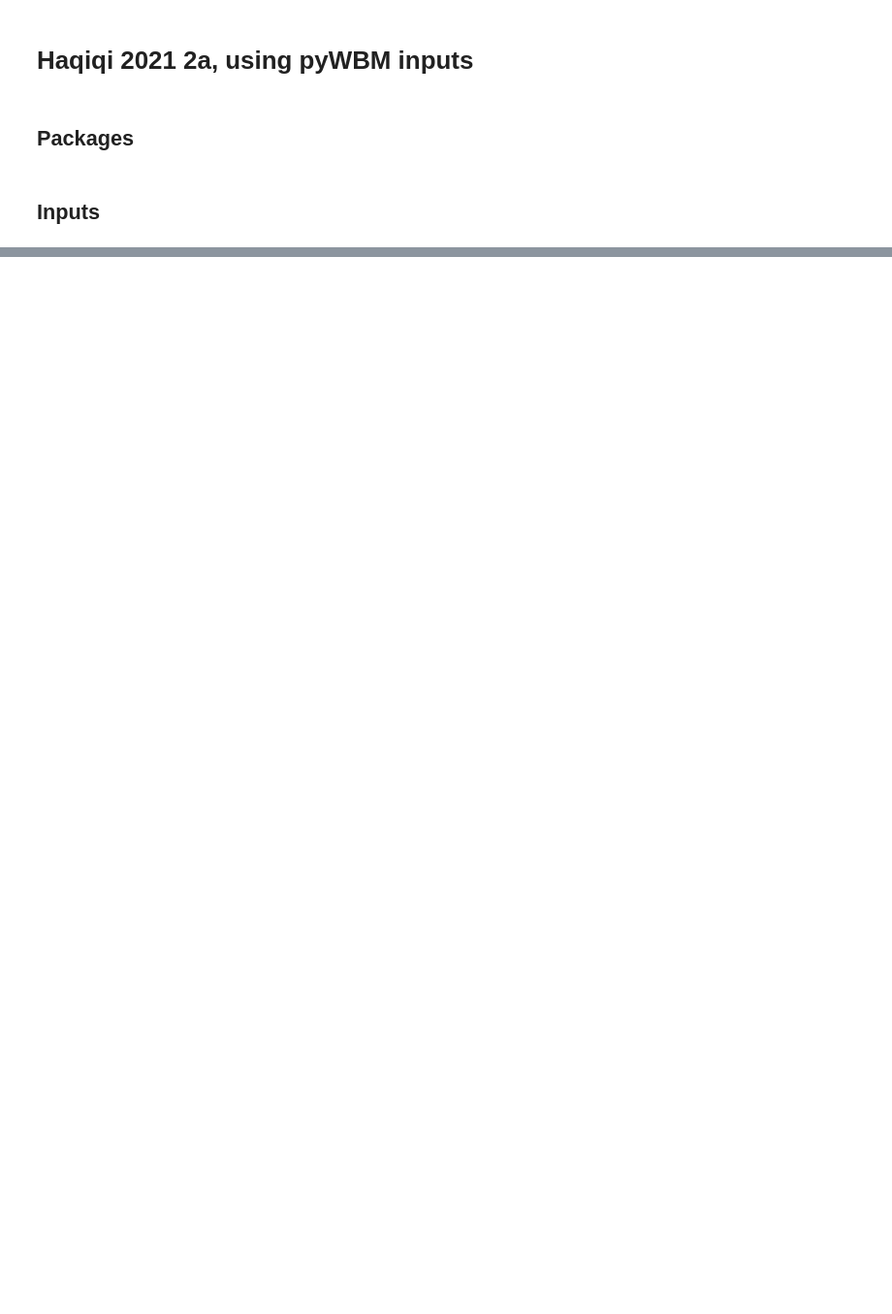
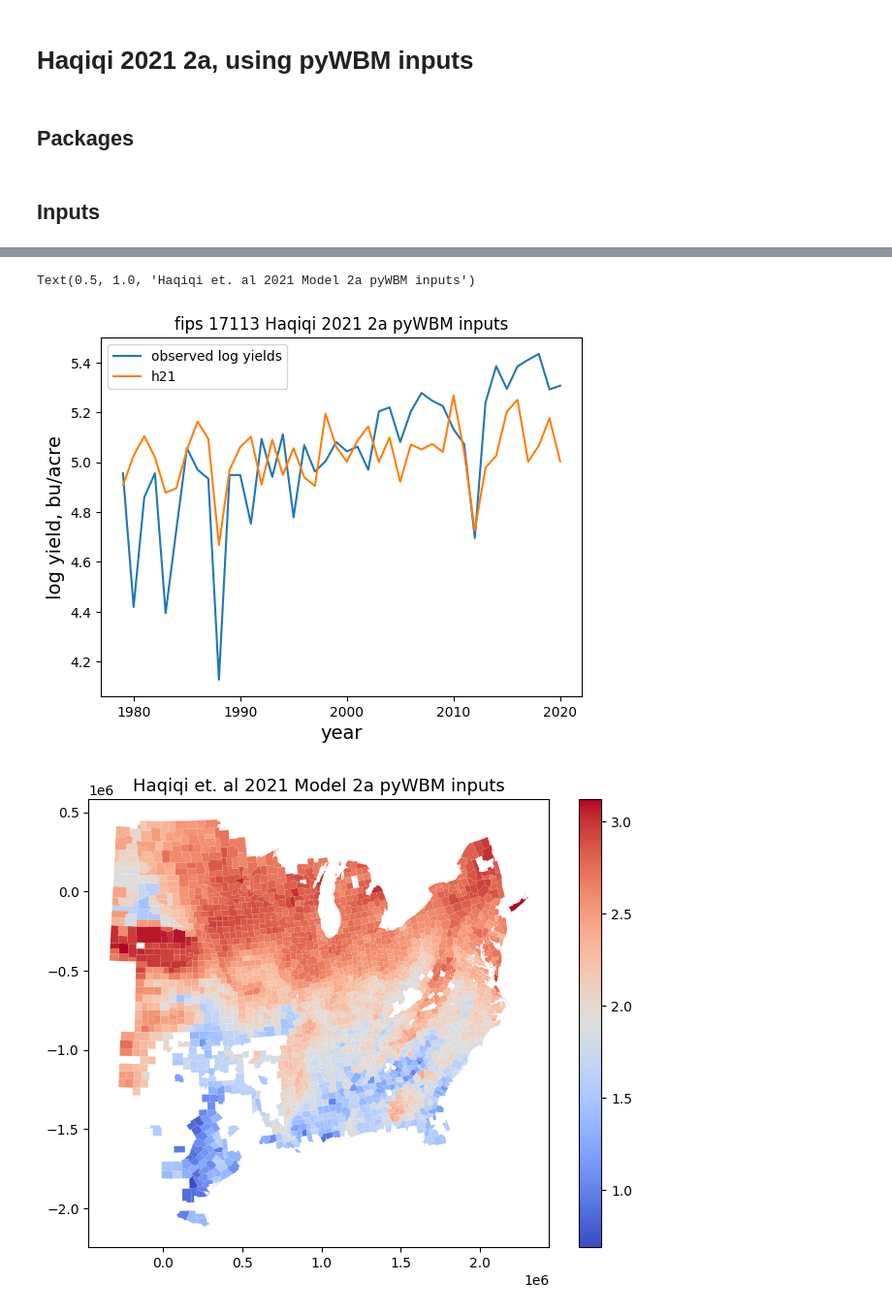
Before and after one commit to theo-avila/avila_et_al_2025_pyWBM_yield, a Jupyter notebook: 5_implementation_2a.ipynb, the cells around one changed output, grey strips where cells are left out. Shown at 97% size. Saved outputs shown, nothing was run; the diff lists cells and outputs as text; code cells hidden in the pictures; blank space fills up the shorter version.

```diff
--- a/5_implementation_2a.ipynb
+++ b/5_implementation_2a.ipynb
@@ -23,6 +23,7 @@ usda_filepath = "/storage/home/cta5244/work/avila_et_al_2025_pyWBM_yield/data/us
 fips_level_inputs_pd = pd.read_csv(csv_output_file_haqiqi2021_2a)
 fips_level_inputs_pd = fips_level_inputs_pd.rename(columns={'time': 'year'})
 fips_level_inputs_pd['year_input'] = fips_level_inputs_pd['year']
+fips_level_inputs_pd['year'] = fips_level_inputs_pd['year']**2
 usda_pd = pd.read_csv(usda_filepath)
 # %%
 usda_pd['fips'] = usda_pd['fips'].astype(str).str.zfill(5)
@@ -150,0 +183,54 @@ plt.legend()
+# %%
+model = PanelOLS.from_formula(
+    ('log_yield ~ gdd + edd_minus75 + edd_minus25_75 + edd_minus25_plus25 + edd_plus25_75 + edd_plus75 + SoilM_0_100cm + SoilM_0_100cm_square + EntityEffects'),
+    data=df_set_index)
+
+# fit the model
+results_h21 = model.fit()
+
+GDD_param = results_h21.params.gdd.item()
+EDD_SM_75_below_param = results_h21.params.edd_minus75.item()
+EDD_SM_25_75_below_param = results_h21.params.edd_minus25_75.item()
+EDD_SM_0_25_norm_param = results_h21.params.edd_minus25_plus25.item()
+EDD_SM_25_75_above_param = results_h21.params.edd_plus25_75.item()
+EDD_SM_75_above_param = results_h21.params.edd_plus75.item()
+SM_mean_param = results_h21.params.SoilM_0_100cm.item()
+SM_mean2_param = results_h21.params.SoilM_0_100cm_square.item()
+
+
+fips_number = '17113'
+
+entity_effect = results_h21.estimated_effects['estimated_effects'].loc[f'{fips_number}'].values
+
+df_fip_01001 = df[df['fips'] == f'{fips_number}']
+model_predication_h21 = (GDD_param * df_fip_01001['gdd'] +
+                     EDD_SM_75_below_param * df_fip_01001['edd_minus75'] +
+                     EDD_SM_25_75_below_param * df_fip_01001['edd_minus25_75'] +
+                     EDD_SM_0_25_norm_param * df_fip_01001['edd_minus25_plus25'] +
+                     EDD_SM_25_75_above_param * df_fip_01001['edd_plus25_75'] +
+                     EDD_SM_75_above_param * df_fip_01001['edd_plus75'] +
+                     SM_mean_param * df_fip_01001['SoilM_0_100cm'] +
+                     SM_mean2_param * df_fip_01001['SoilM_0_100cm_square'] +
+                    entity_effect)
+
+plt.plot(df_fip_01001['year'], df_fip_01001['log_yield'], label='observed log yields')
+plt.plot(df_fip_01001['year'],  model_predication_h21, label='h21')
+plt.title(f'fips {fips_number} Haqiqi 2021 2a pyWBM inputs')
+plt.ylabel('log yield, bu/acre', fontsize=14)
+plt.xlabel('year', fontsize=14)
+plt.legend()
+
+# fixed effects for this county
+results_df = results_h21.estimated_effects['estimated_effects']
+county_shp_path = "/storage/work/cta5244/avila_et_al_2025_pyWBM_yield/shape_files/counties_contig_plot.shp"
+counties = gpd.read_file(county_shp_path)
+averaged_results = results_df.groupby('fips').mean()
+merged = counties.merge(averaged_results, how='left', left_on='fips', right_on='fips')
+
+fig, ax = plt.subplots(figsize=(8, 6))
+merged.plot(column='estimated_effects', cmap='coolwarm', ax=ax, legend=True)
+ax.set_title('Haqiqi et. al 2021 Model 2a pyWBM inputs', fontsize=13)
+# %% [output]
+Text(0.5, 1.0, 'Haqiqi et. al 2021 Model 2a pyWBM inputs')
+[figure, added]
+[figure, added]
```
Also changed, not shown: parts of 13 cells of this notebook, 14 other files.
